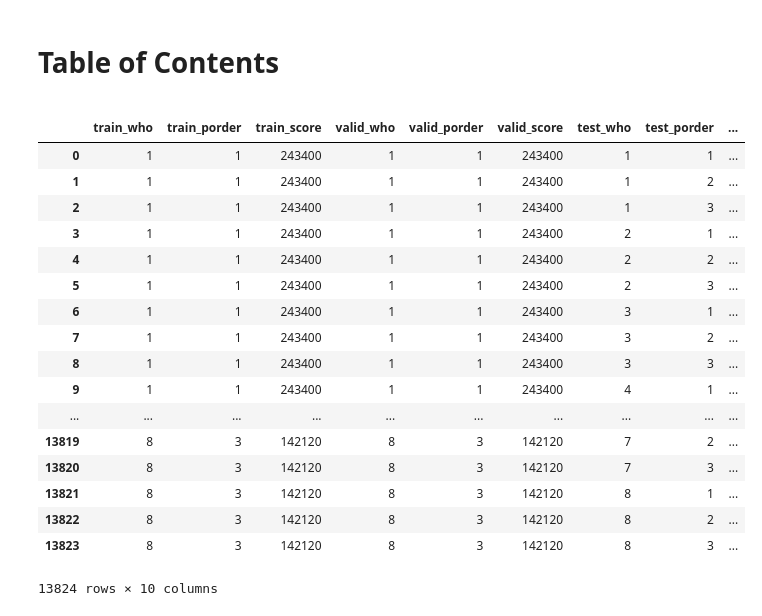
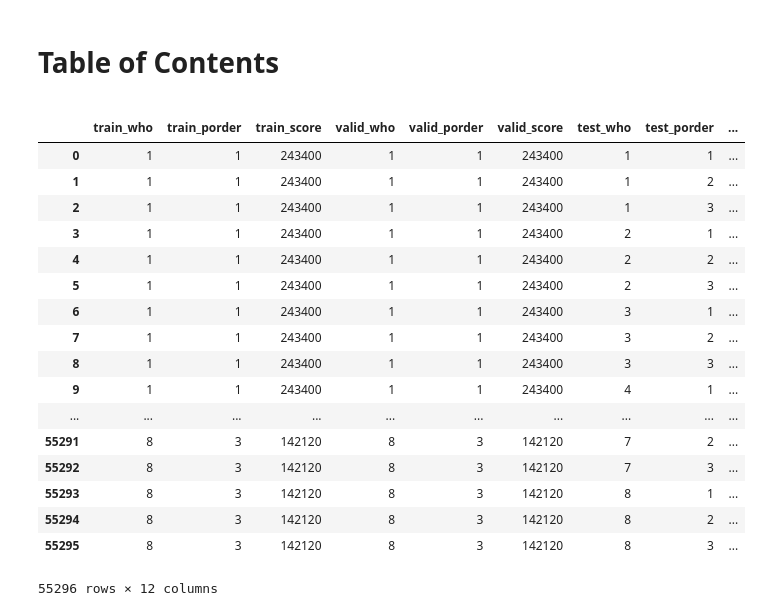
Before and after one commit to dsmilab/Taiko-Master, a Jupyter notebook: util/doraemon_analysis.ipynb, the cells around one changed output. Cells and saved outputs as stored; diff of their text form; code cells hidden in the pictures.

```diff
--- a/util/doraemon_analysis.ipynb
+++ b/util/doraemon_analysis.ipynb
@@ -9,26 +7,37 @@ import seaborn as sns
 import numpy as np
 import pandas as pd
 from tqdm import tqdm
-# %%
-result_df = pd.read_csv('CSV/song1_result.csv')
-result_df
-# %% [output]
-|  | train_who | train_porder | train_score | valid_who | valid_porder | valid_score | test_who | test_porder | ... |
-| 0 | 1 | 1 | 243400 | 1 | 1 | 243400 | 1 | 1 | ... |
-| 1 | 1 | 1 | 243400 | 1 | 1 | 243400 | 1 | 2 | ... |
-| 2 | 1 | 1 | 243400 | 1 | 1 | 243400 | 1 | 3 | ... |
-| 3 | 1 | 1 | 243400 | 1 | 1 | 243400 | 2 | 1 | ... |
-| 4 | 1 | 1 | 243400 | 1 | 1 | 243400 | 2 | 2 | ... |
-| 5 | 1 | 1 | 243400 | 1 | 1 | 243400 | 2 | 3 | ... |
-| 6 | 1 | 1 | 243400 | 1 | 1 | 243400 | 3 | 1 | ... |
-| 7 | 1 | 1 | 243400 | 1 | 1 | 243400 | 3 | 2 | ... |
-| 8 | 1 | 1 | 243400 | 1 | 1 | 243400 | 3 | 3 | ... |
-| 9 | 1 | 1 | 243400 | 1 | 1 | 243400 | 4 | 1 | ... |
-| ... | ... | ... | ... | ... | ... | ... | ... | ... | ... |
-| 13819 | 8 | 3 | 142120 | 8 | 3 | 142120 | 7 | 2 | ... |
-| 13820 | 8 | 3 | 142120 | 8 | 3 | 142120 | 7 | 3 | ... |
-| 13821 | 8 | 3 | 142120 | 8 | 3 | 142120 | 8 | 1 | ... |
-| 13822 | 8 | 3 | 142120 | 8 | 3 | 142120 | 8 | 2 | ... |
-| 13823 | 8 | 3 | 142120 | 8 | 3 | 142120 | 8 | 3 | ... |
-13824 rows × 10 columns
+# %%
+PREFIX = ['yes', 'no']
+
+result_dfs = []
+
+for scl_prefix in PREFIX:
+    for re_prefix in PREFIX:
+        result_df = pd.read_csv('CSV/song1_result-' + scl_prefix + '-scale-' +
+                                re_prefix + '-resample.csv')
+        result_df['scaling'] = scl_prefix
+        result_df['resampling'] = re_prefix
+        result_dfs.append(result_df)
+        result_df = pd.concat(result_dfs, ignore_index=True)
+result_df
+# %% [output]
+|  | train_who | train_porder | train_score | valid_who | valid_porder | valid_score | test_who | test_porder | ... |
+| 0 | 1 | 1 | 243400 | 1 | 1 | 243400 | 1 | 1 | ... |
+| 1 | 1 | 1 | 243400 | 1 | 1 | 243400 | 1 | 2 | ... |
+| 2 | 1 | 1 | 243400 | 1 | 1 | 243400 | 1 | 3 | ... |
+| 3 | 1 | 1 | 243400 | 1 | 1 | 243400 | 2 | 1 | ... |
+| 4 | 1 | 1 | 243400 | 1 | 1 | 243400 | 2 | 2 | ... |
+| 5 | 1 | 1 | 243400 | 1 | 1 | 243400 | 2 | 3 | ... |
+| 6 | 1 | 1 | 243400 | 1 | 1 | 243400 | 3 | 1 | ... |
+| 7 | 1 | 1 | 243400 | 1 | 1 | 243400 | 3 | 2 | ... |
+| 8 | 1 | 1 | 243400 | 1 | 1 | 243400 | 3 | 3 | ... |
+| 9 | 1 | 1 | 243400 | 1 | 1 | 243400 | 4 | 1 | ... |
+| ... | ... | ... | ... | ... | ... | ... | ... | ... | ... |
+| 55291 | 8 | 3 | 142120 | 8 | 3 | 142120 | 7 | 2 | ... |
+| 55292 | 8 | 3 | 142120 | 8 | 3 | 142120 | 7 | 3 | ... |
+| 55293 | 8 | 3 | 142120 | 8 | 3 | 142120 | 8 | 1 | ... |
+| 55294 | 8 | 3 | 142120 | 8 | 3 | 142120 | 8 | 2 | ... |
+| 55295 | 8 | 3 | 142120 | 8 | 3 | 142120 | 8 | 3 | ... |
+55296 rows × 12 columns
 # %%
```
Also changed, not shown: parts of 7 cells of this notebook, 5 other files.
